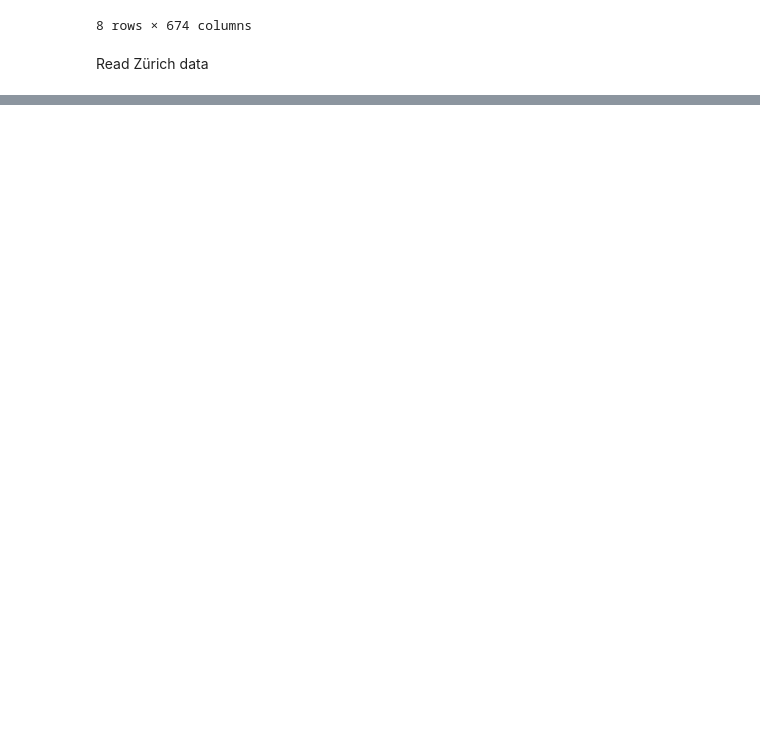
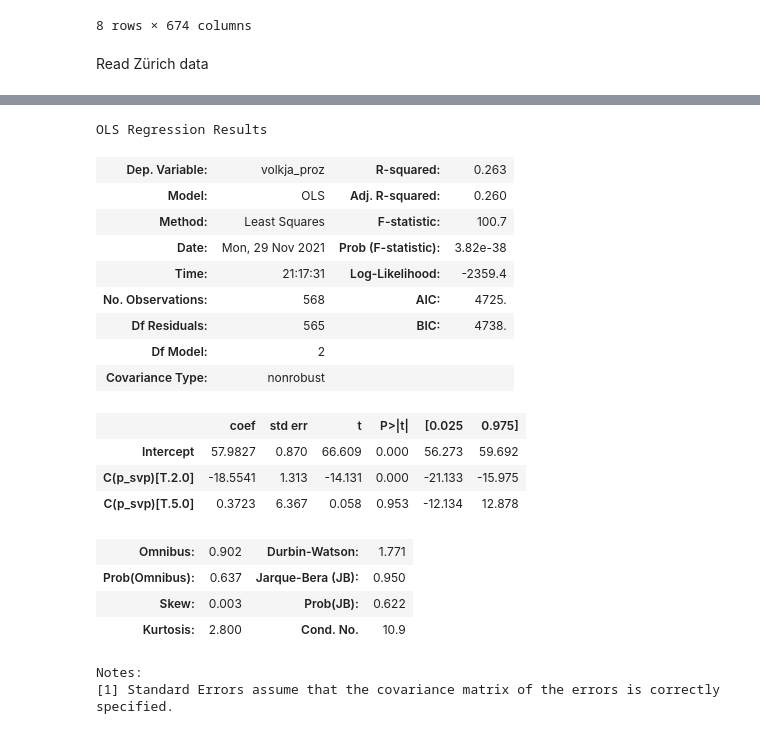
Before and after one commit to DJAntivenom/swiss-vote-prediction, a Jupyter notebook: src/data_test.ipynb, the cells around one changed output, grey strips where cells are left out. Drawn from its saved outputs; the diff is of its cells as text; code cells hidden in the pictures; blank space fills up the shorter version.

```diff
--- a/src/data_test.ipynb
+++ b/src/data_test.ipynb
@@ -67,3 +67,37 @@ zh_df.describe()
 | 50% | 1253.500000 | 49.680000 | 117875.500000 | 76852.000000 | 255029.500000 | 241040.500000 | ... |
 | 75% | 1694.250000 | 61.290000 | 184981.500000 | 149591.000000 | 348361.000000 | 332823.250000 | ... |
 | max | 2531.000000 | 87.600000 | 429462.000000 | 398799.000000 | 618209.000000 | 613657.000000 | ... |
+# %%
+import statsmodels.formula.api as smf
+
+sv_df.dropna(subset=["volkja_proz", "p_svp"])
+sv_df = sv_df[sv_df["p_svp"] != "."]
+
+sv_df["volkja_proz"] = sv_df["volkja_proz"].astype(float)
+sv_df["p_svp"] = sv_df["p_svp"].astype(float)
+sv_df = sv_df[sv_df["p_svp"] != 9999]
+sv_df = sv_df[sv_df["p_svp"] != 66]
+# %%
+result = smf.ols("volkja_proz ~ C(p_svp)", data=sv_df).fit()
+result.summary()
+# %% [output]
+OLS Regression Results
+| Dep. Variable: | volkja_proz | R-squared: | 0.263 |
+| Model: | OLS | Adj. R-squared: | 0.260 |
+| Method: | Least Squares | F-statistic: | 100.7 |
+| Date: | Mon, 29 Nov 2021 | Prob (F-statistic): | 3.82e-38 |
+| Time: | 21:17:31 | Log-Likelihood: | -2359.4 |
+| No. Observations: | 568 | AIC: | 4725. |
+| Df Residuals: | 565 | BIC: | 4738. |
+| Df Model: | 2 |  |  |
+| Covariance Type: | nonrobust |  |  |
+|  | coef | std err | t | P>|t| | [0.025 | 0.975] |
+| Intercept | 57.9827 | 0.870 | 66.609 | 0.000 | 56.273 | 59.692 |
+| C(p_svp)[T.2.0] | -18.5541 | 1.313 | -14.131 | 0.000 | -21.133 | -15.975 |
+| C(p_svp)[T.5.0] | 0.3723 | 6.367 | 0.058 | 0.953 | -12.134 | 12.878 |
+| Omnibus: | 0.902 | Durbin-Watson: | 1.771 |
+| Prob(Omnibus): | 0.637 | Jarque-Bera (JB): | 0.950 |
+| Skew: | 0.003 | Prob(JB): | 0.622 |
+| Kurtosis: | 2.800 | Cond. No. | 10.9 |
+Notes:
+[1] Standard Errors assume that the covariance matrix of the errors is correctly specified.
```
Also changed, not shown: parts of 1 cell of this notebook, 1 other file.
